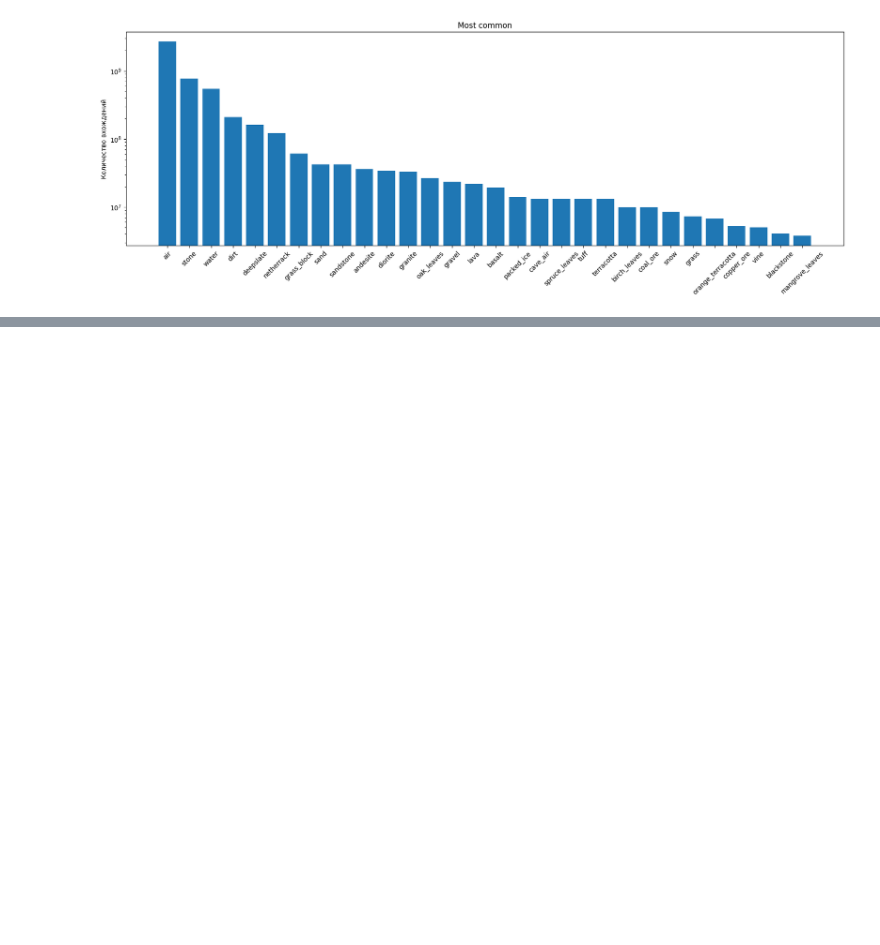
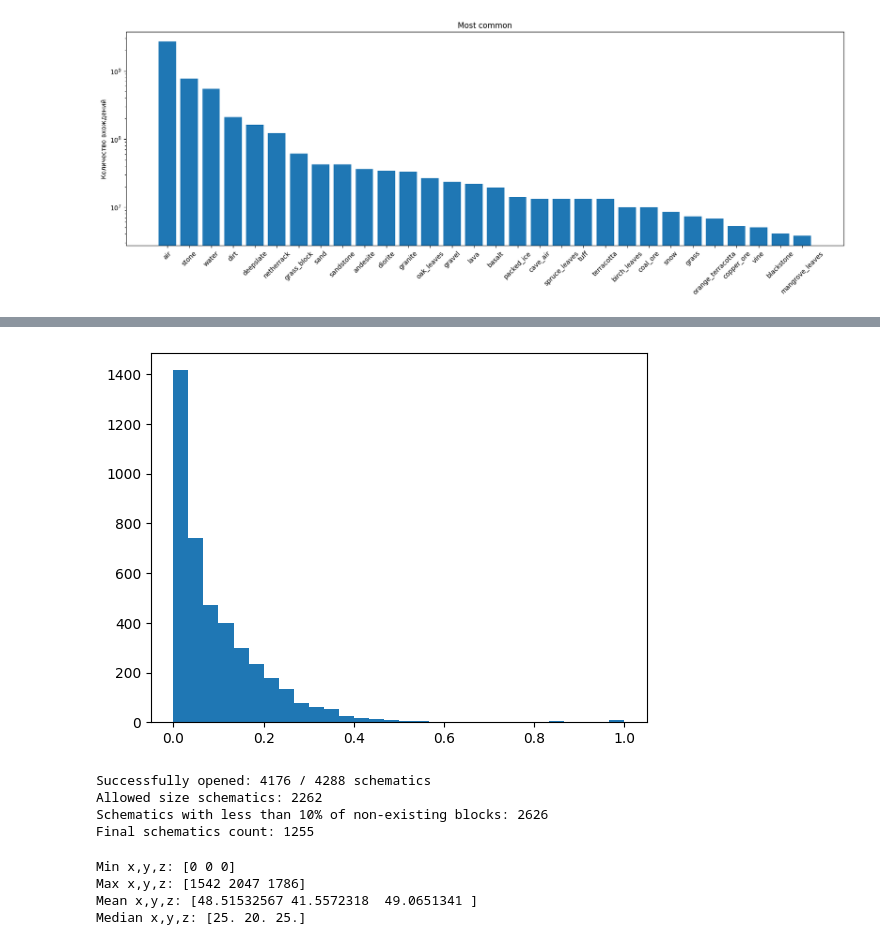
Before and after one commit to oleja1shpep/DiffusionCraft, a Jupyter notebook: src/notebooks/stats.ipynb, the cells around one changed output, grey strips where cells are left out. Drawn from its saved outputs; the diff is of its cells as text; code cells hidden in the pictures; blank space fills up the shorter version.

```diff
--- a/src/notebooks/stats.ipynb
+++ b/src/notebooks/stats.ipynb
@@ -608,0 +782,28 @@ show_top_statistics(statistics, 30, reversed=False, nonzero=False, ax=ax, title=
+# %%
+non_existing_blocks_fraction = np.array(non_existing_blocks_fraction)
+# %%
+import matplotlib.pyplot as plt
+
+plt.hist(non_existing_blocks_fraction, bins=30);
+# %% [output]
+[figure, added]
+# %%
+print(f"Successfully opened: {success_count} / {limit} schematics")
+print(f"Allowed size schematics: {np.sum(np.prod(shapes <= 64, axis=1) * np.prod(shapes >= 8, axis=1))}")
+print(f"Schematics with less than 10% of non-existing blocks: {np.sum(non_existing_blocks_fraction < 0.1)}")
+print(f"Final schematics count: {np.sum(np.prod(shapes <= 64, axis=1) * np.prod(shapes >= 8, axis=1) * (non_existing_blocks_fraction < 0.1))}")
+# %% [output]
+Successfully opened: 4176 / 4288 schematics
+Allowed size schematics: 2262
+Schematics with less than 10% of non-existing blocks: 2626
+Final schematics count: 1255
+# %%
+print(f"Min x,y,z: {shapes.min(axis = 0)}")
+print(f"Max x,y,z: {shapes.max(axis = 0)}")
+print(f"Mean x,y,z: {shapes.mean(axis = 0)}")
+print(f"Median x,y,z: {np.median(shapes,axis=0)}")
+# %% [output]
+Min x,y,z: [0 0 0]
+Max x,y,z: [1542 2047 1786]
+Mean x,y,z: [48.51532567 41.5572318  49.0651341 ]
+Median x,y,z: [25. 20. 25.]
```
Also changed, not shown: parts of 11 cells of this notebook, 11 other files.
